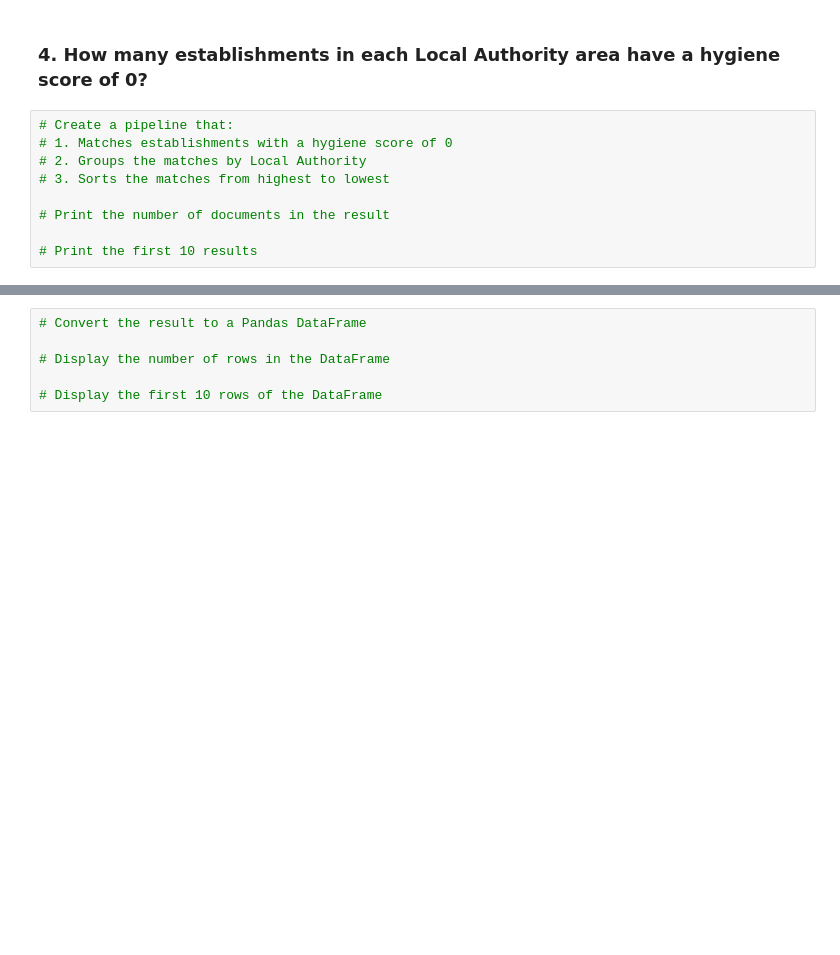
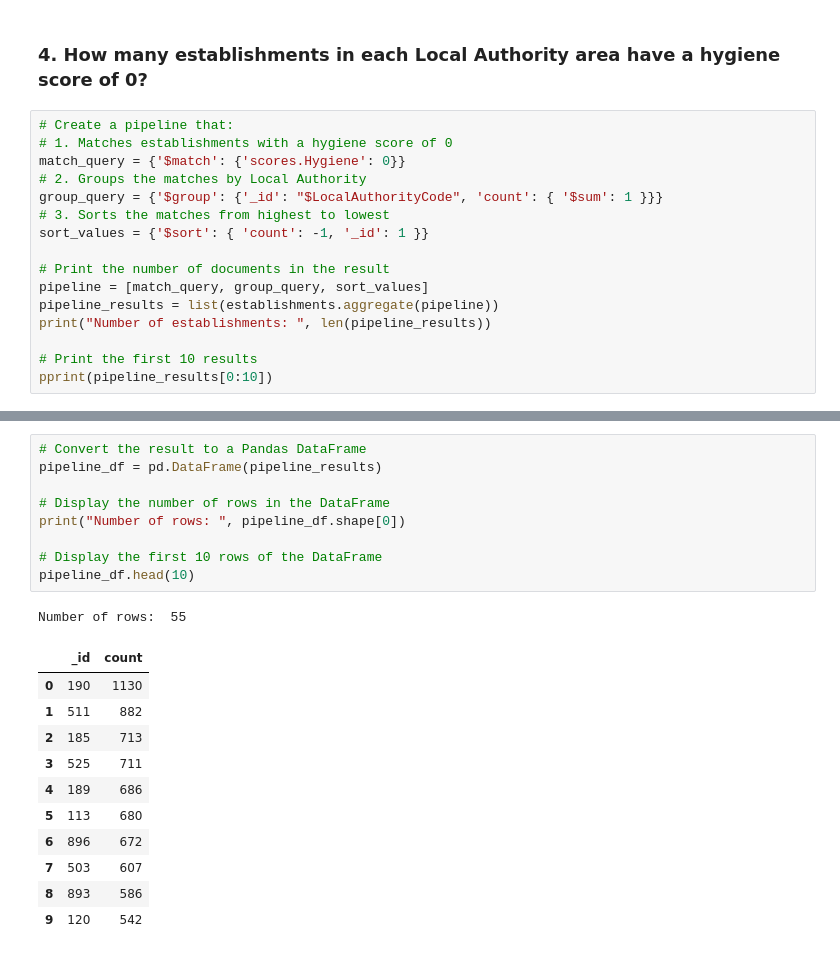
Before and after one commit to fincherc/nosql-challenge, a Jupyter notebook: Starter_Code/NoSQL_analysis_starter.ipynb, the cells around one changed output, grey strips where cells are left out. Drawn from its saved outputs; the diff is of its cells as text; blank space fills up the shorter version.

Commit message:
analysis; question4 answered; print adjustments

```diff
--- a/Starter_Code/NoSQL_analysis_starter.ipynb
+++ b/Starter_Code/NoSQL_analysis_starter.ipynb
@@ -192,9 +192,16 @@ top_estabishments_df.head()
 # %%
 # Create a pipeline that:
 # 1. Matches establishments with a hygiene score of 0
+match_query = {'$match': {'scores.Hygiene': 0}}
 # 2. Groups the matches by Local Authority
+group_query = {'$group': {'_id': "$LocalAuthorityCode", 'count': { '$sum': 1 }}}
 # 3. Sorts the matches from highest to lowest
+sort_values = {'$sort': { 'count': -1, '_id': 1 }}
 
 # Print the number of documents in the result
+pipeline = [match_query, group_query, sort_values]
+pipeline_results = list(establishments.aggregate(pipeline))
+print("Number of establishments: ", len(pipeline_results))
 
 # Print the first 10 results
+pprint(pipeline_results[0:10])
@@ -201,6 +220,22 @@ top_estabishments_df.head()
 # %%
 # Convert the result to a Pandas DataFrame
+pipeline_df = pd.DataFrame(pipeline_results)
 
 # Display the number of rows in the DataFrame
+print("Number of rows: ", pipeline_df.shape[0])
 
 # Display the first 10 rows of the DataFrame
+pipeline_df.head(10)
+# %% [output]
+Number of rows:  55
+|  | _id | count |
+| 0 | 190 | 1130 |
+| 1 | 511 | 882 |
+| 2 | 185 | 713 |
+| 3 | 525 | 711 |
+| 4 | 189 | 686 |
+| 5 | 113 | 680 |
+| 6 | 896 | 672 |
+| 7 | 503 | 607 |
+| 8 | 893 | 586 |
+| 9 | 120 | 542 |
```
Also changed, not shown: parts of 6 cells of this notebook.
